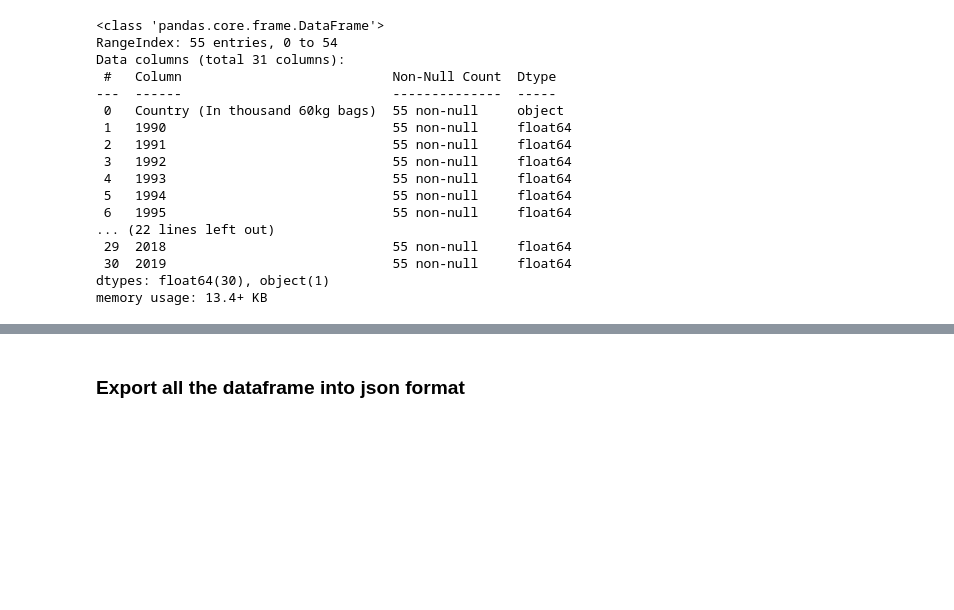
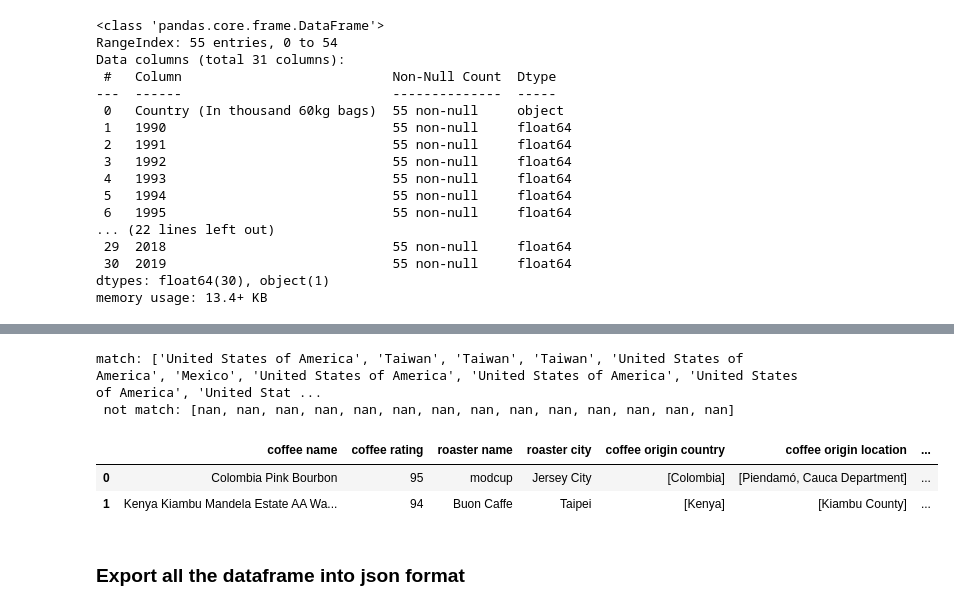
Before and after one commit to wingylui/Coffee_Trading, a Jupyter notebook: dataset_conversion/trading_data_conversion.ipynb, the cells around one changed output, grey strips where cells are left out. Drawn from its saved outputs; the diff is of its cells as text; code cells hidden in the pictures; blank space fills up the shorter version.

```diff
--- a/dataset_conversion/trading_data_conversion.ipynb
+++ b/dataset_conversion/trading_data_conversion.ipynb
@@ -539,3 +549,27 @@ memory usage: 13.4+ KB
+# %%
+# checking country name in the table
+# create two list to store all the country name that matching the json file or not matching the json file
+match = []
+not_match =[]
+
+for name in top_coffee_df["roaster country"]:
+    if name in worldmap_df["Country Name"].values:
+        match.append(name)
+    else:
+        not_match.append(name)
+print(f"match: {match}\n not match: {not_match}")
+# %% [output]
+match: ['United States of America', 'Taiwan', 'Taiwan', 'Taiwan', 'United States of America', 'Mexico', 'United States of America', 'United States of America', 'United States of America', 'United Stat ...
+ not match: [nan, nan, nan, nan, nan, nan, nan, nan, nan, nan, nan, nan, nan, nan]
+# %%
+# split origin country into list
+top_coffee_df["coffee origin country"] = top_coffee_df["coffee origin country"].str.split(";")
+top_coffee_df["coffee origin location"] = top_coffee_df["coffee origin location"].str.split(";")
+top_coffee_df.head(2)
+# %% [output]
+|  | coffee name | coffee rating | roaster name | roaster city | coffee origin country | coffee origin location | ... |
+| 0 | Colombia Pink Bourbon | 95 | modcup | Jersey City | [Colombia] | [Piendamó, Cauca Department] | ... |
+| 1 | Kenya Kiambu Mandela Estate AA Wa... | 94 | Buon Caffe | Taipei | [Kenya] | [Kiambu County] | ... |
 # %% [markdown]
 ### Export all the dataframe into json format
 # %%
```
Also changed, not shown: parts of 17 cells of this notebook, 19 other files.
